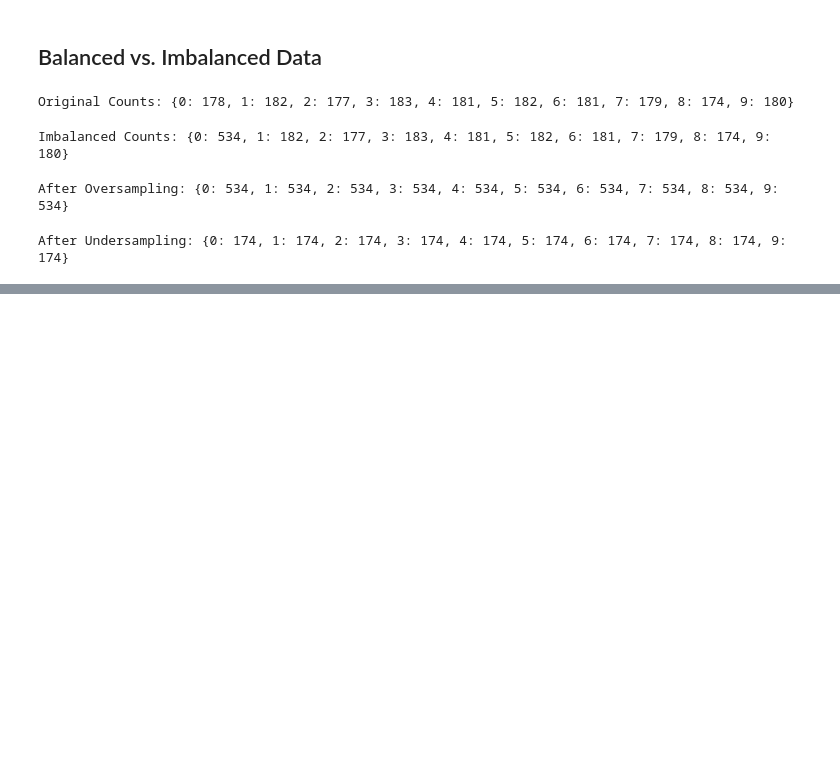
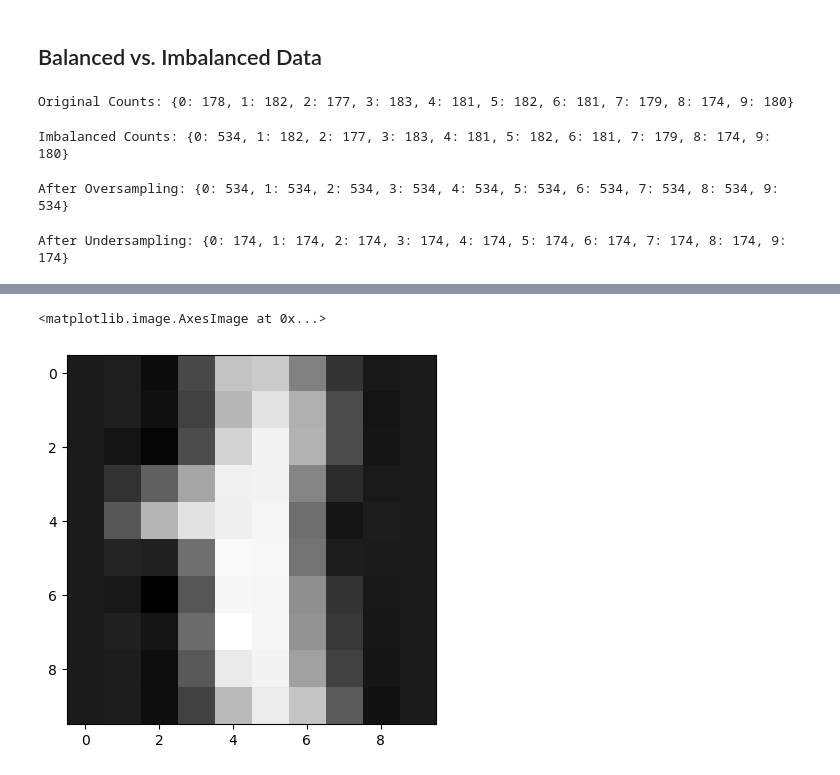
Before and after one commit to JesanOvi/Data-Science, a Jupyter notebook: transformation.ipynb, the cells around one changed output, grey strips where cells are left out. Drawn from its saved outputs; the diff is of its cells as text; code cells hidden in the pictures; blank space fills up the shorter version.

```diff
--- a/transformation.ipynb
+++ b/transformation.ipynb
@@ -352,0 +500,5 @@ After Undersampling: {0: 174, 1: 174, 2: 174, 3: 174, 4: 174, 5: 174, 6: 174, 7:
+# %%
+plt.imshow(zoomed, cmap='gray')
+# %% [output]
+<matplotlib.image.AxesImage at 0x...>
+[figure, added]
```
Also changed, not shown: parts of 24 cells of this notebook.
